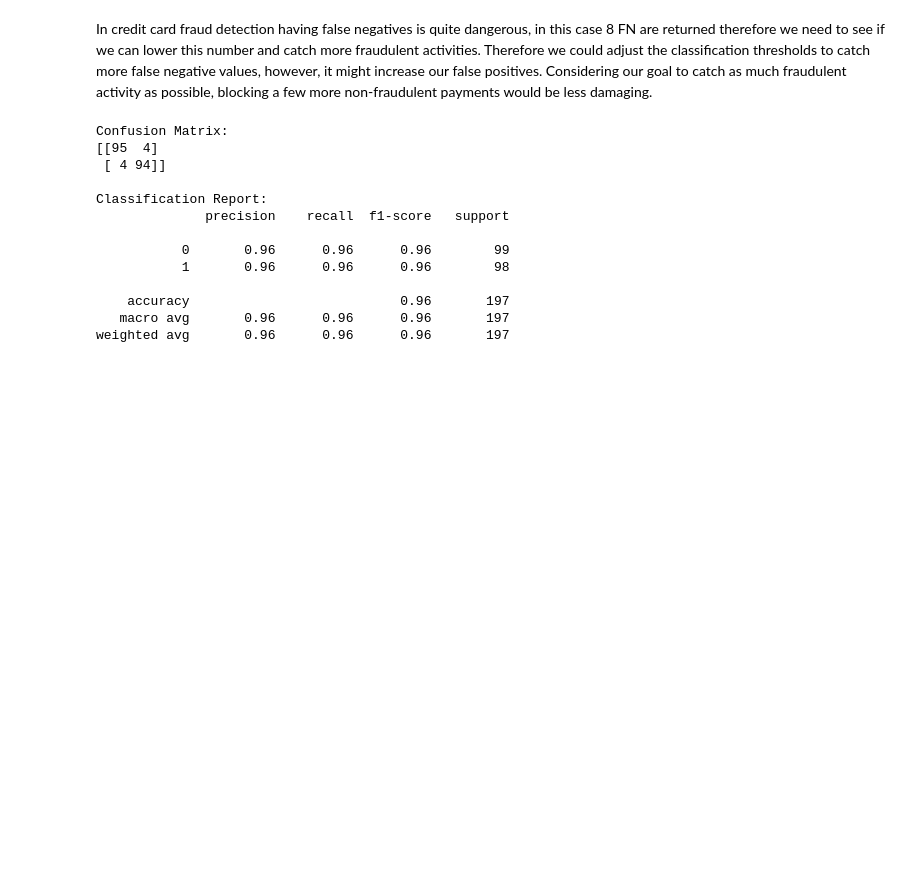
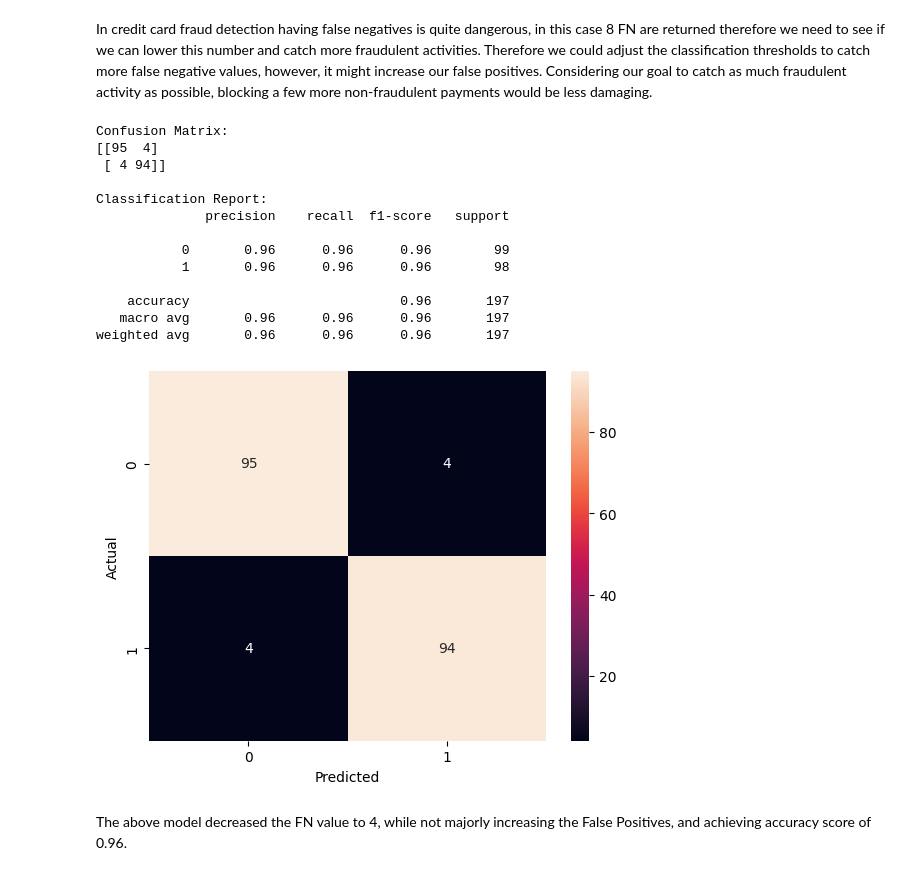
Before and after one commit to simona-sof/credit_fraud, a Jupyter notebook: credit_fraud_detection.ipynb, the cells around one changed output. Cells and saved outputs as stored; diff of their text form; code cells hidden in the pictures; blank space fills up the shorter version.

```diff
--- a/credit_fraud_detection.ipynb
+++ b/credit_fraud_detection.ipynb
@@ -142,32 +160,38 @@ clf5 = LabelPropagation()
 
 fradulent_catched = VotingClassifier(estimators=[('rf', clf1), ('gnb', clf2), ('gbc', clf3), ('label_spreading', clf4),  ('label_propagation', clf5)], voting='soft')
 
 fradulent_catched.fit(X_train, y_train)
 
 y_probability = fradulent_catched.predict_proba(X_test)[:,1]
 
 
 threshold = 0.3
 y_pred = (y_probability >= threshold).astype(int)
 
 fpr, tpr, _ = roc_curve(y_test, y_pred)
 roc_auc = auc(fpr, tpr)
 
-print("Confusion Matrix:")
-print(confusion_matrix(y_test, y_pred))
+sns.heatmap(confusion_matrix(y_test, y_pred), annot=True, fmt='d')
+plt.xlabel('Predicted')
+plt.ylabel('Actual')
+plt.title('Confusion Matrix')
+
 print("\nClassification Report:")
 print(classification_report(y_test, y_pred))
 # %% [output]
 Confusion Matrix:
 [[95  4]
  [ 4 94]]
 
 Classification Report:
               precision    recall  f1-score   support
 
            0       0.96      0.96      0.96        99
            1       0.96      0.96      0.96        98
 
     accuracy                           0.96       197
    macro avg       0.96      0.96      0.96       197
 weighted avg       0.96      0.96      0.96       197
+[figure, added]
+# %% [markdown]
+The above model decreased the FN value to 4, while not majorly increasing the False Positives, and achieving accuracy score of 0.96.
```
Also changed, not shown: parts of 12 cells of this notebook.
